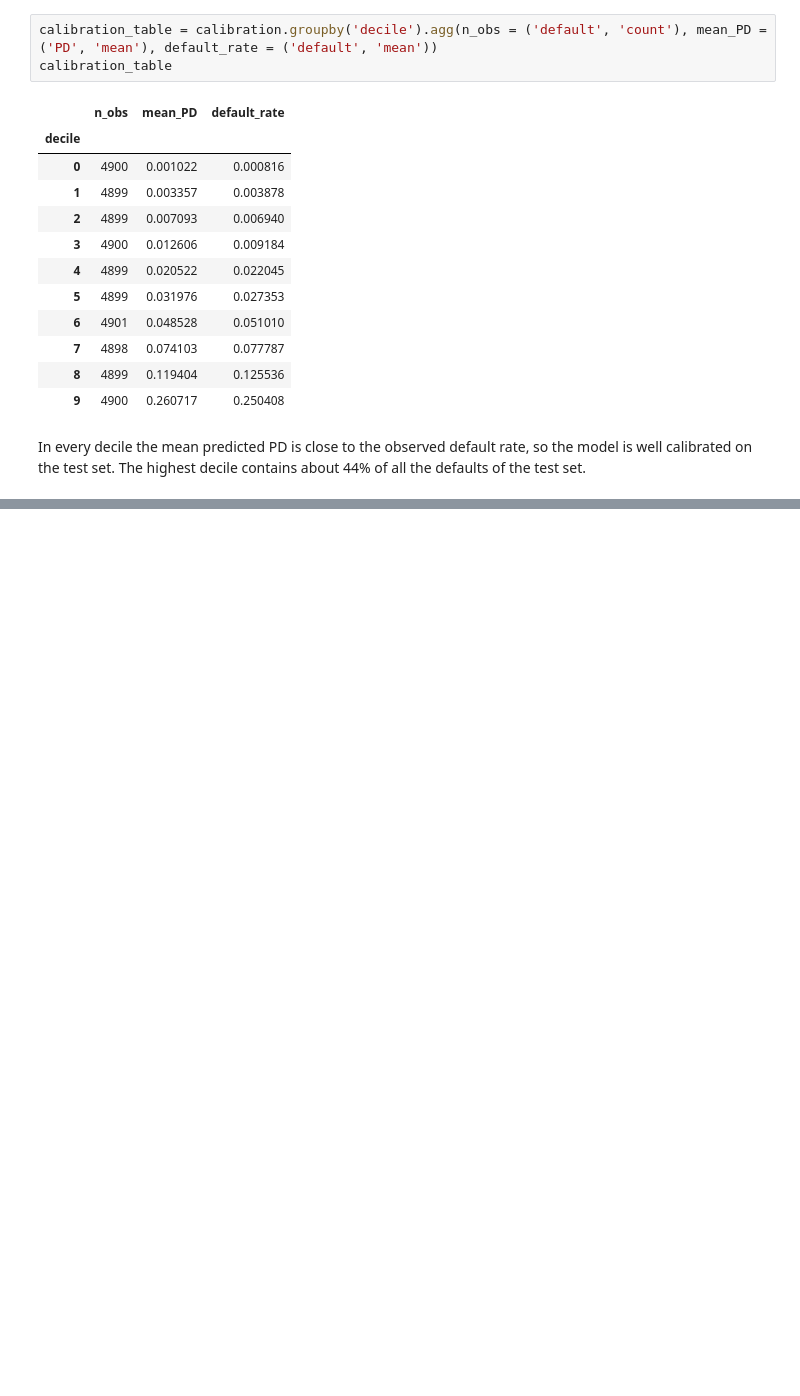
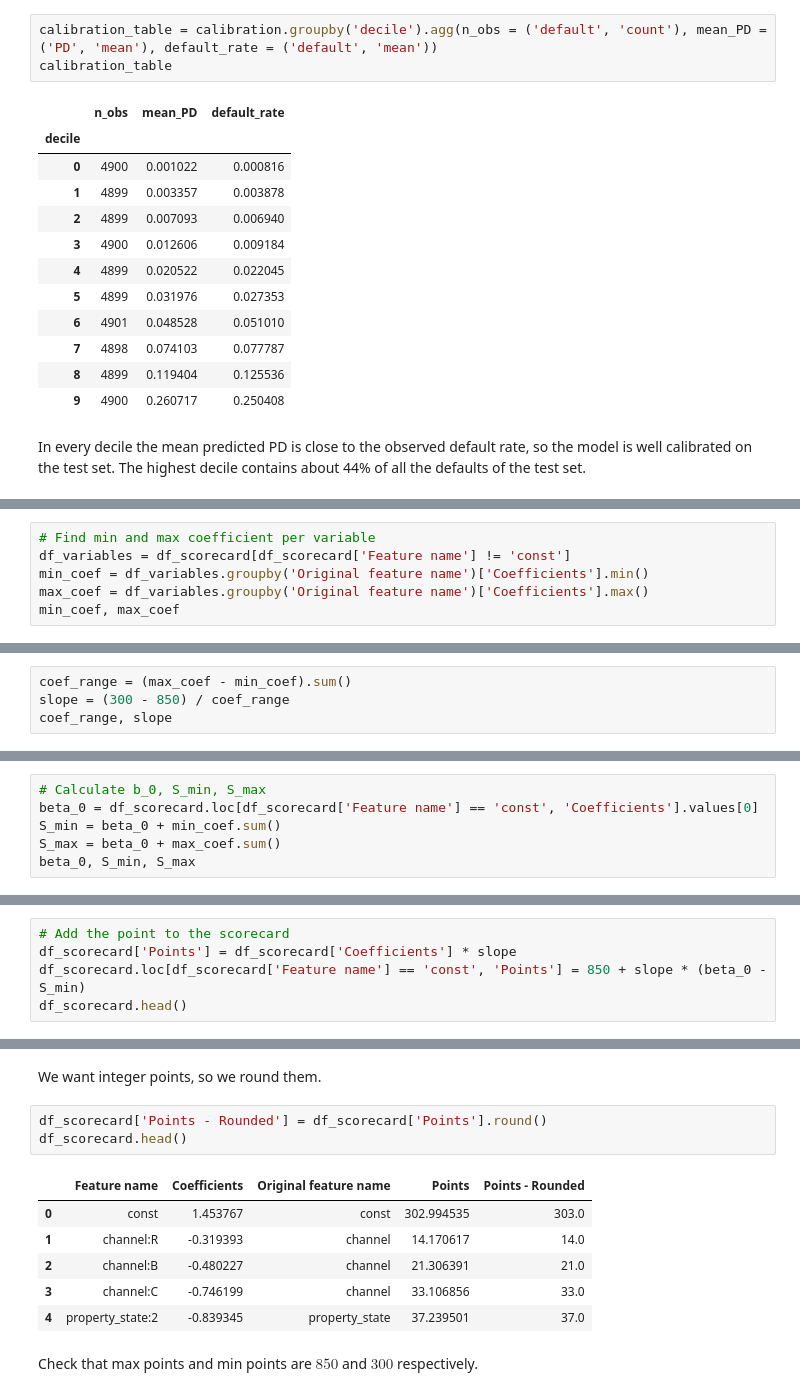
Before and after one commit to keramidasvasilis/credit-risk-el, a Jupyter notebook: notebooks/02_pd_model.ipynb, the cells around one changed output, grey strips where cells are left out. Cells and saved outputs as stored; diff of their text form; blank space fills up the shorter version.

```diff
--- a/notebooks/02_pd_model.ipynb
+++ b/notebooks/02_pd_model.ipynb
@@ -1797,0 +1876,6 @@ In every decile the mean predicted PD is close to the observed default rate, so
+# %%
+# Find min and max coefficient per variable
+df_variables = df_scorecard[df_scorecard['Feature name'] != 'const']
+min_coef = df_variables.groupby('Original feature name')['Coefficients'].min()
+max_coef = df_variables.groupby('Original feature name')['Coefficients'].max()
+min_coef, max_coef
@@ -1797,0 +1902,4 @@ In every decile the mean predicted PD is close to the observed default rate, so
+# %%
+coef_range = (max_coef - min_coef).sum()
+slope = (300 - 850) / coef_range
+coef_range, slope
@@ -1797,0 +1910,6 @@ In every decile the mean predicted PD is close to the observed default rate, so
+# %%
+# Calculate b_0, S_min, S_max
+beta_0 = df_scorecard.loc[df_scorecard['Feature name'] == 'const', 'Coefficients'].values[0]
+S_min = beta_0 + min_coef.sum()
+S_max = beta_0 + max_coef.sum()
+beta_0, S_min, S_max
@@ -1797,0 +1920,5 @@ In every decile the mean predicted PD is close to the observed default rate, so
+# %%
+# Add the point to the scorecard
+df_scorecard['Points'] = df_scorecard['Coefficients'] * slope
+df_scorecard.loc[df_scorecard['Feature name'] == 'const', 'Points'] = 850 + slope * (beta_0 - S_min)
+df_scorecard.head()
@@ -1797,0 +1932,14 @@ In every decile the mean predicted PD is close to the observed default rate, so
+# %% [markdown]
+We want integer points, so we round them.
+# %%
+df_scorecard['Points - Rounded'] = df_scorecard['Points'].round()
+df_scorecard.head()
+# %% [output]
+|  | Feature name | Coefficients | Original feature name | Points | Points - Rounded |
+| 0 | const | 1.453767 | const | 302.994535 | 303.0 |
+| 1 | channel:R | -0.319393 | channel | 14.170617 | 14.0 |
+| 2 | channel:B | -0.480227 | channel | 21.306391 | 21.0 |
+| 3 | channel:C | -0.746199 | channel | 33.106856 | 33.0 |
+| 4 | property_state:2 | -0.839345 | property_state | 37.239501 | 37.0 |
+# %% [markdown]
+Check that max points and min points are $850$ and $300$ respectively.
```
Also changed, not shown: parts of 21 cells of this notebook, 2 other files.
